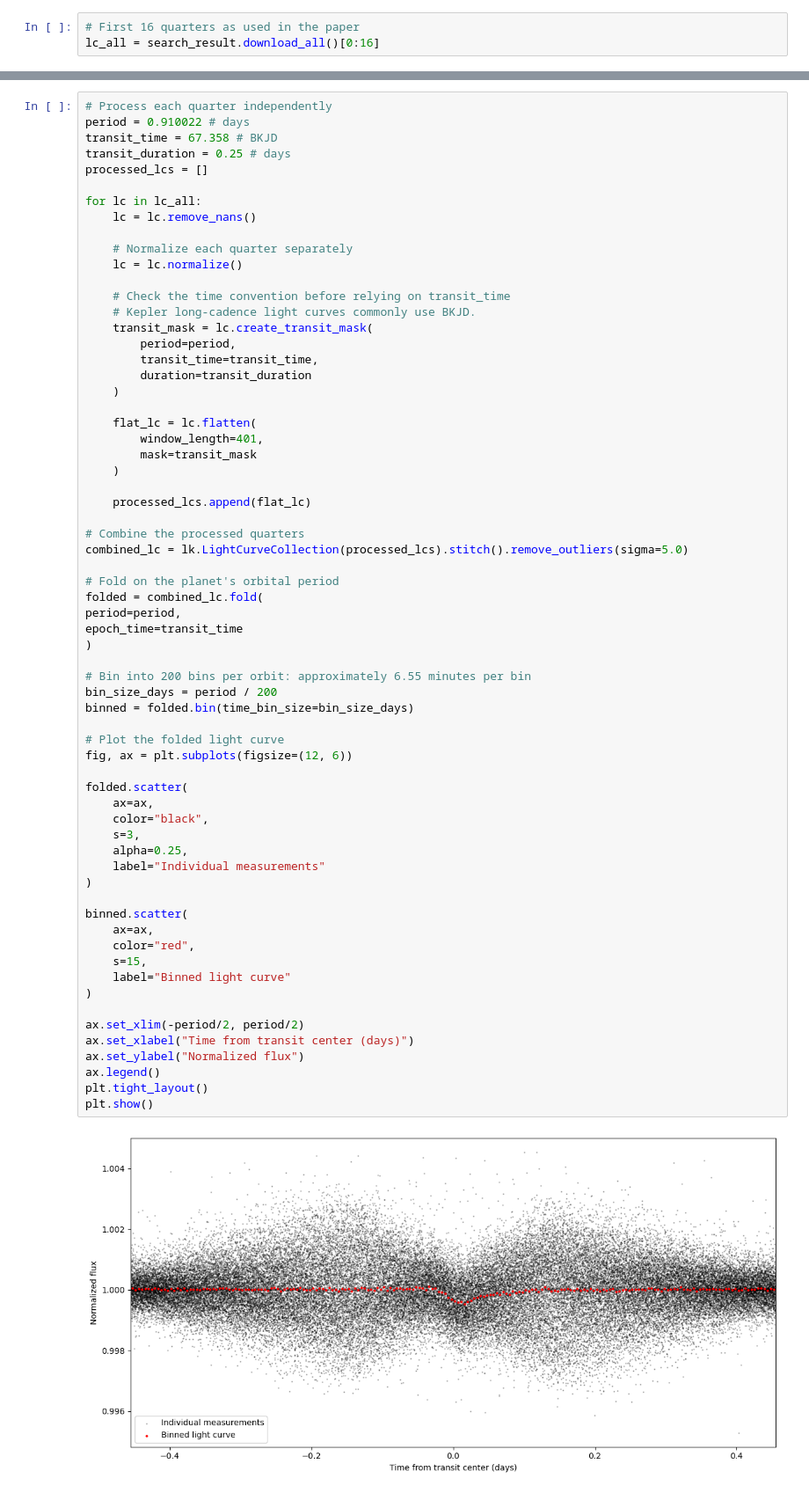
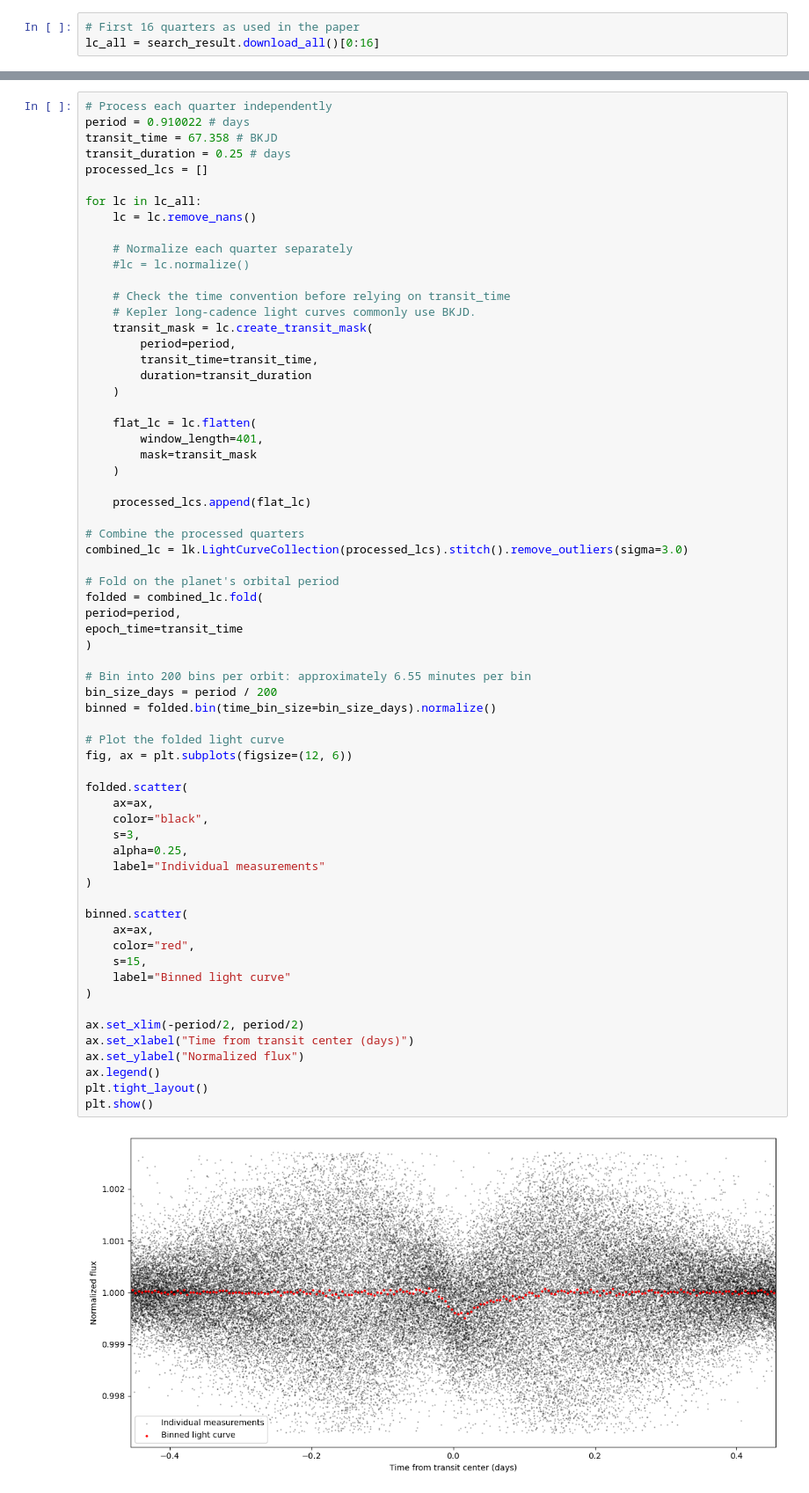
Before and after one commit to psi-dirac/psi-planet-disintegration, a Jupyter notebook: KOI2700b/KOI2700b_Presentation.ipynb, the cells around one changed output, grey strips where cells are left out. Shown at 88% size. Drawn from its saved outputs; the diff is of its cells as text.

```diff
--- a/KOI2700b/KOI2700b_Presentation.ipynb
+++ b/KOI2700b/KOI2700b_Presentation.ipynb
@@ -58,7 +28,7 @@ for lc in lc_all:
     lc = lc.remove_nans()
 
     # Normalize each quarter separately
-    lc = lc.normalize()
+    #lc = lc.normalize()
 
     # Check the time convention before relying on transit_time
     # Kepler long-cadence light curves commonly use BKJD.
@@ -76,7 +46,7 @@ for lc in lc_all:
     processed_lcs.append(flat_lc)
 
 # Combine the processed quarters
-combined_lc = lk.LightCurveCollection(processed_lcs).stitch().remove_outliers(sigma=5.0)
+combined_lc = lk.LightCurveCollection(processed_lcs).stitch().remove_outliers(sigma=3.0)
 
 # Fold on the planet's orbital period
 folded = combined_lc.fold(
@@ -85,32 +55,32 @@ epoch_time=transit_time
 )
 
 # Bin into 200 bins per orbit: approximately 6.55 minutes per bin
 bin_size_days = period / 200
-binned = folded.bin(time_bin_size=bin_size_days)
+binned = folded.bin(time_bin_size=bin_size_days).normalize()
 
 # Plot the folded light curve
 fig, ax = plt.subplots(figsize=(12, 6))
 
 folded.scatter(
     ax=ax,
     color="black",
     s=3,
     alpha=0.25,
     label="Individual measurements"
 )
 
 binned.scatter(
     ax=ax,
     color="red",
     s=15,
     label="Binned light curve"
 )
 
 ax.set_xlim(-period/2, period/2)
 ax.set_xlabel("Time from transit center (days)")
 ax.set_ylabel("Normalized flux")
 ax.legend()
 plt.tight_layout()
 plt.show()
 # %% [output]
-[figure, old version]
+[figure, new version]
```
Also changed, not shown: parts of 9 cells of this notebook.
